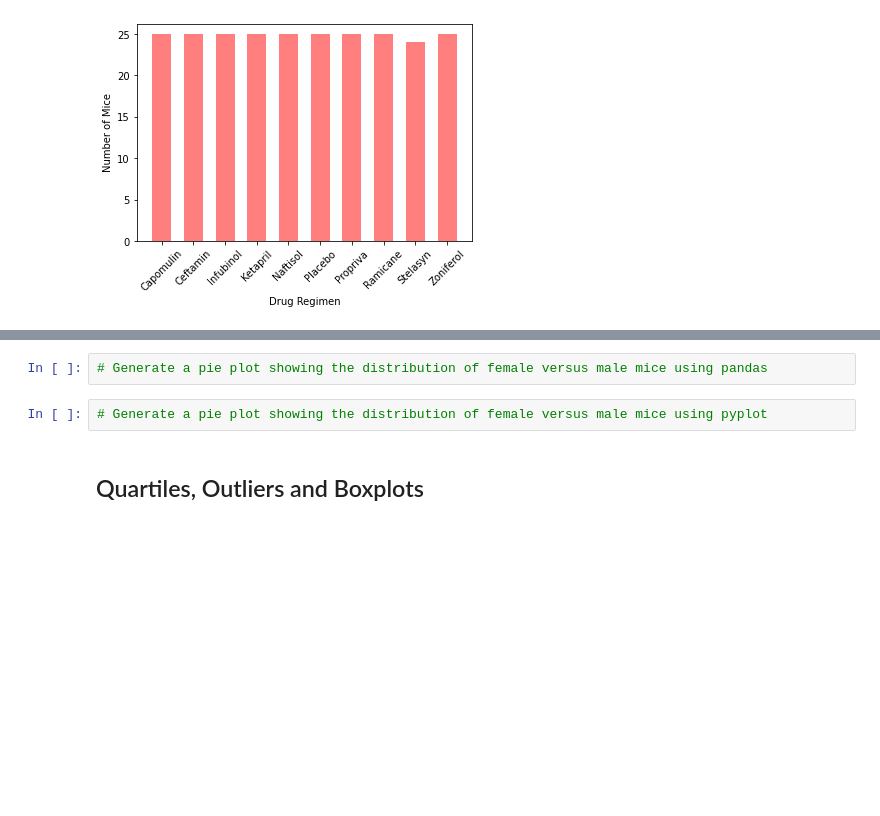
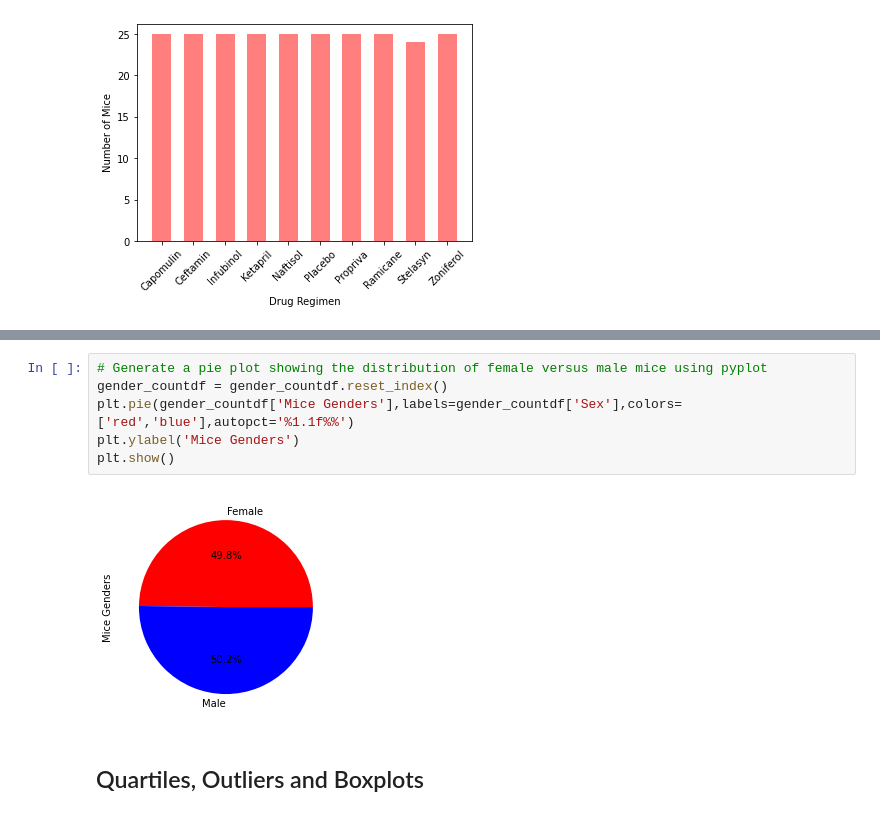
Before and after one commit to AustinRCole/Maplotlib-challenge, a Jupyter notebook: pymaceuticals_starter.ipynb, the cells around one changed output, grey strips where cells are left out. Drawn from its saved outputs; the diff is of its cells as text; blank space fills up the shorter version.

```diff
--- a/pymaceuticals_starter.ipynb
+++ b/pymaceuticals_starter.ipynb
@@ -143,7 +168,11 @@ plt.show()
 # %%
-# Generate a pie plot showing the distribution of female versus male mice using pandas
+# Generate a pie plot showing the distribution of female versus male mice using pyplot
+gender_countdf = gender_countdf.reset_index()
+plt.pie(gender_countdf['Mice Genders'],labels=gender_countdf['Sex'],colors=['red','blue'],autopct='%1.1f%%')
+plt.ylabel('Mice Genders')
+plt.show()
+# %% [output]
+[figure, added]
-# %%
-# Generate a pie plot showing the distribution of female versus male mice using pyplot
 # %% [markdown]
 ## Quartiles, Outliers and Boxplots
 # %%
```
Also changed, not shown: parts of 13 cells of this notebook.
